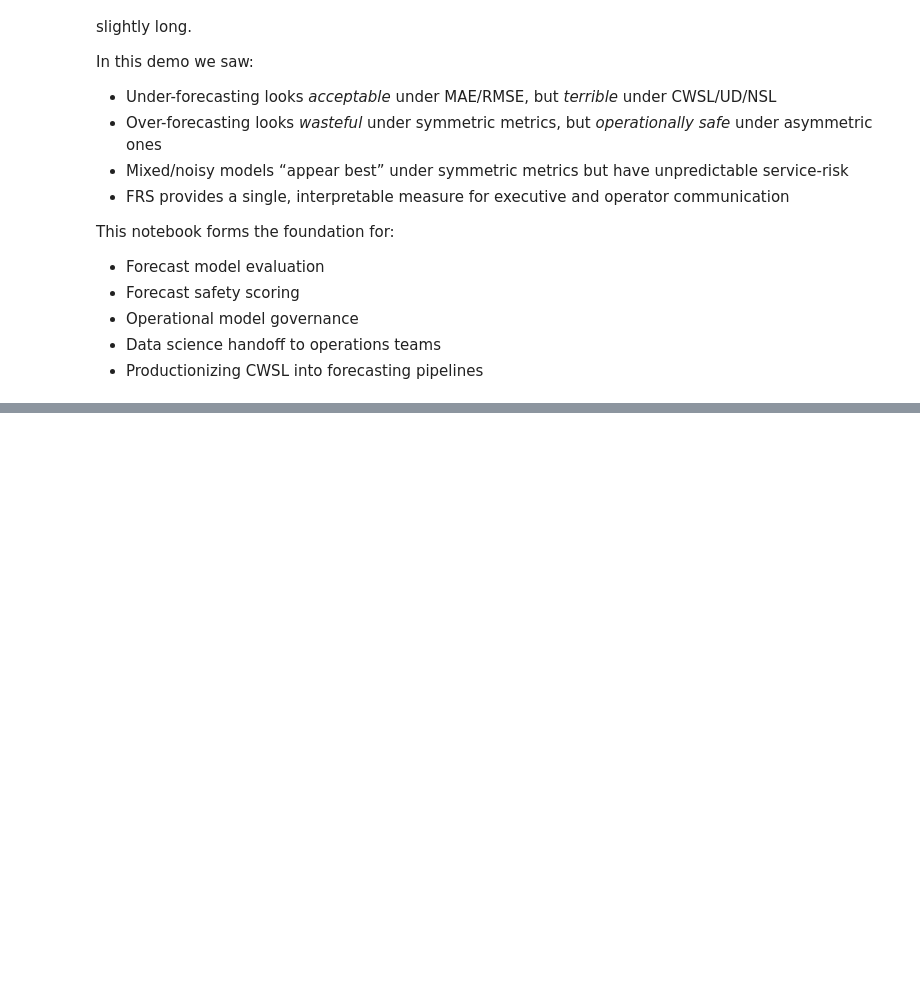
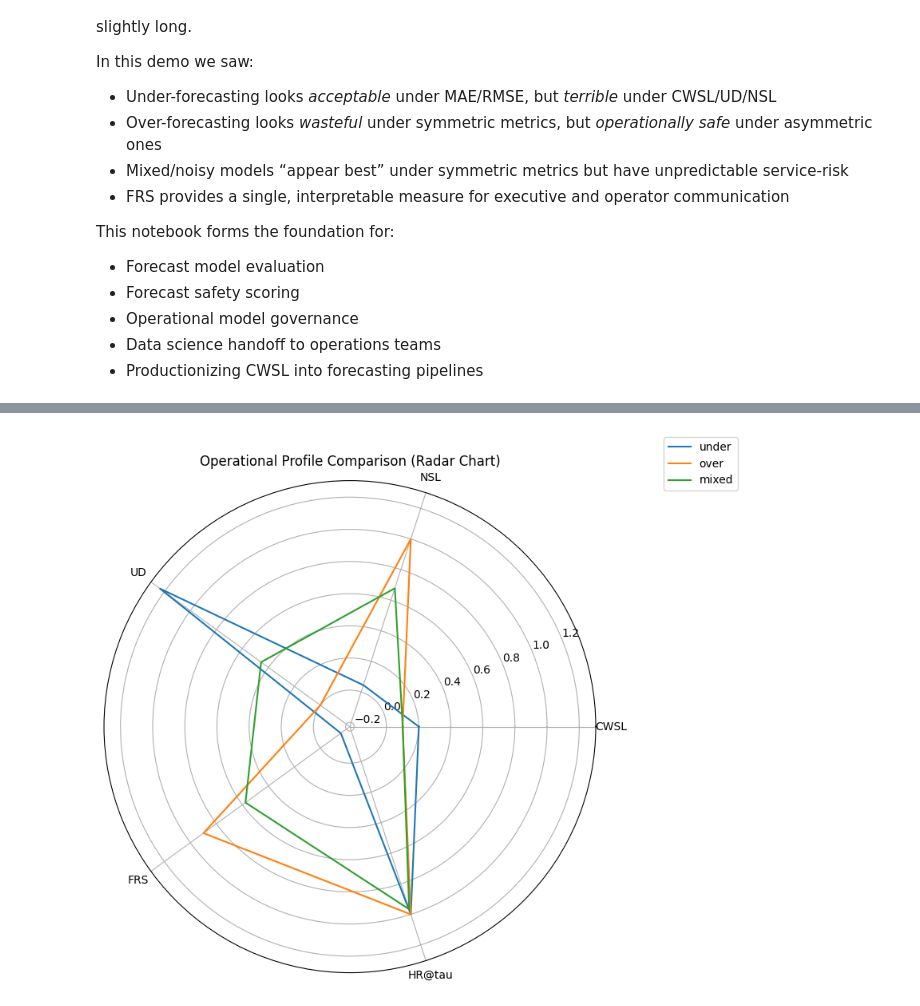
Before and after one commit to Economistician/cwsl, a Jupyter notebook: examples/cwsl_demo.ipynb, the cells around one changed output, grey strips where cells are left out. Drawn from its saved outputs; the diff is of its cells as text; code cells hidden in the pictures; blank space fills up the shorter version.

```diff
--- a/examples/cwsl_demo.ipynb
+++ b/examples/cwsl_demo.ipynb
@@ -398,0 +574,23 @@ This notebook forms the foundation for:
+# %%
+from math import pi
+import matplotlib.pyplot as plt
+
+metrics = ["CWSL", "NSL", "UD", "FRS", "HR@tau"]
+num_metrics = len(metrics)
+
+angles = [n / float(num_metrics) * 2 * pi for n in range(num_metrics)]
+angles += angles[:1]  # close the loop
+
+plt.figure(figsize=(8, 8))
+
+for model in compare_df.index:
+    values = compare_df.loc[model, metrics].tolist()
+    values += values[:1]
+    plt.polar(angles, values, label=model)
+
+plt.xticks(angles[:-1], metrics)
+plt.title("Operational Profile Comparison (Radar Chart)")
+plt.legend(loc="upper right", bbox_to_anchor=(1.3, 1.1))
+plt.show()
+# %% [output]
+[figure, added]
```
Also changed, not shown: parts of 7 cells of this notebook, 1 other file.
